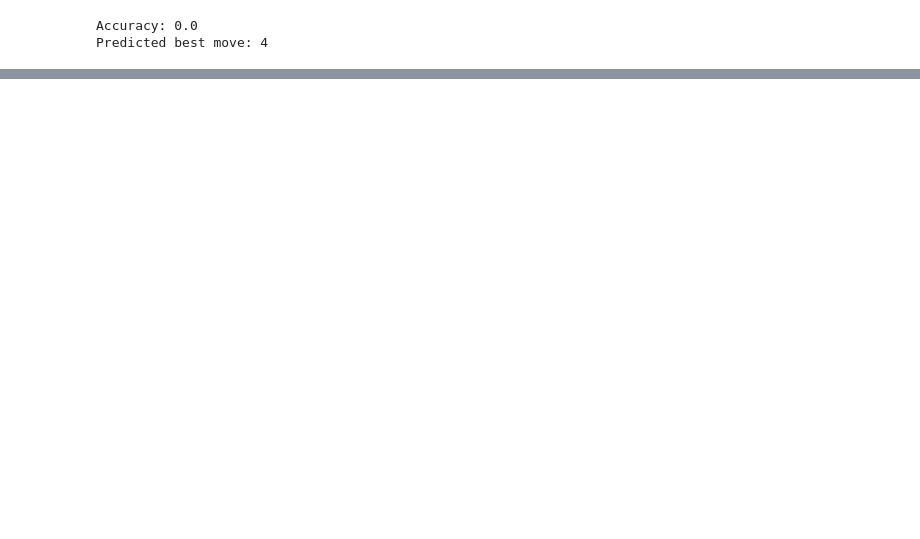
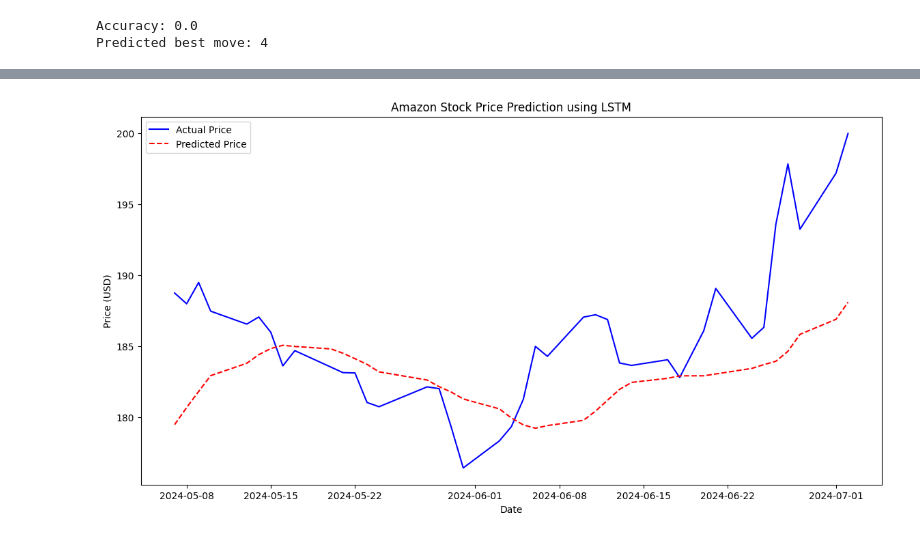
Before and after one commit to JonathanTeklu/ML-stock-price-predictions, a Jupyter notebook: is427_group_project.ipynb, the cells around one changed output, grey strips where cells are left out. Cells and saved outputs as stored; diff of their text form; code cells hidden in the pictures; blank space fills up the shorter version.

Commit message:
Adding an LSTM example

```diff
--- a/is427_group_project.ipynb
+++ b/is427_group_project.ipynb
@@ -471,0 +540,16 @@ Predicted next day close price: 186.87680053710938
+# %%
+# Define LSTM model architecture
+model = Sequential([
+    LSTM(units=50, return_sequences=True, input_shape=(sequence_length, 1)),
+    Dropout(0.2),
+    LSTM(units=50, return_sequences=False),
+    Dropout(0.2),
+    Dense(units=25),
+    Dense(units=1)  # Predict next day's stock price
+])
+
+# Compile the model
+model.compile(optimizer='adam', loss='mean_squared_error')
+
+# Model summary
+model.summary()
@@ -471,0 +615,3 @@ Predicted next day close price: 186.87680053710938
+# %%
+# Train the model
+history = model.fit(X_train, y_train, epochs=50, batch_size=32, validation_data=(X_test, y_test))
@@ -471,0 +636,11 @@ Predicted next day close price: 186.87680053710938
+# %%
+# Make predictions
+predictions = model.predict(X_test)
+
+# Reverse Min-Max scaling
+predictions_actual = scaler.inverse_transform(predictions)
+y_test_actual = scaler.inverse_transform(y_test.reshape(-1, 1))
+
+# Calculate and print Mean Squared Error
+mse = np.mean((predictions_actual - y_test_actual) ** 2)
+print(f'Mean Squared Error: {mse}')
@@ -471,0 +650,12 @@ Predicted next day close price: 186.87680053710938
+# %%
+# Plot actual vs predicted values
+plt.figure(figsize=(14, 7))
+plt.plot(df.index[-len(y_test_actual):], y_test_actual, label='Actual Price', color='blue')
+plt.plot(df.index[-len(predictions_actual):], predictions_actual, label='Predicted Price', color='red', linestyle='dashed')
+plt.title('Amazon Stock Price Prediction using LSTM')
+plt.xlabel('Date')
+plt.ylabel('Price (USD)')
+plt.legend()
+plt.show()
+# %% [output]
+[figure, added]
```
Also changed, not shown: parts of 17 cells of this notebook.
